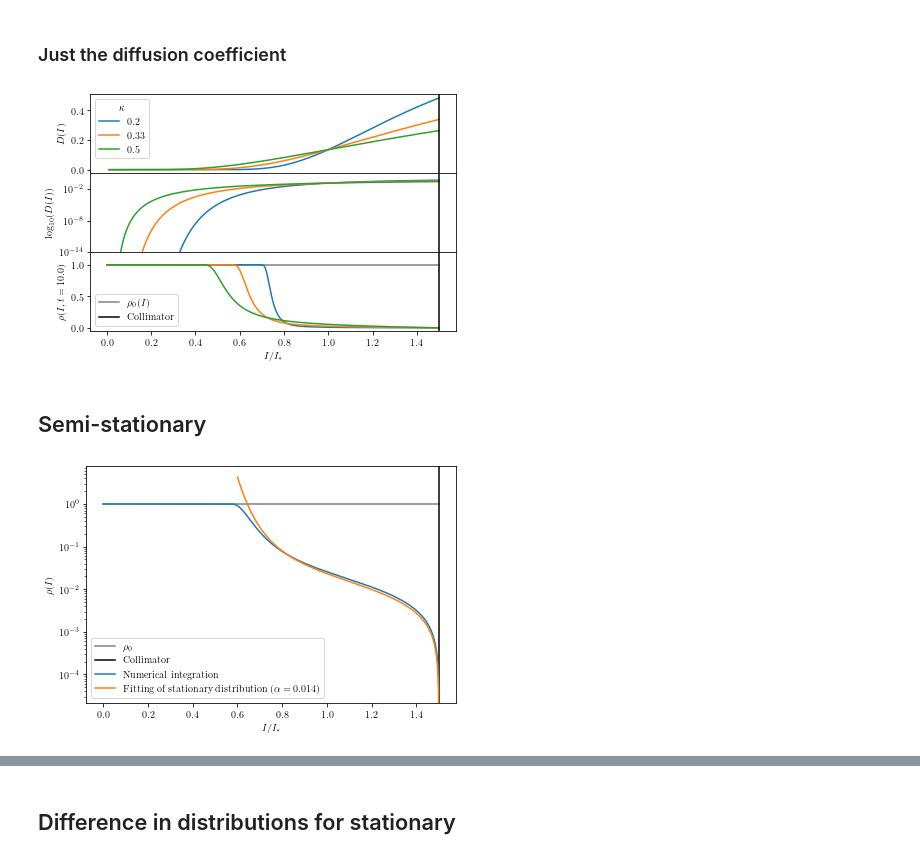
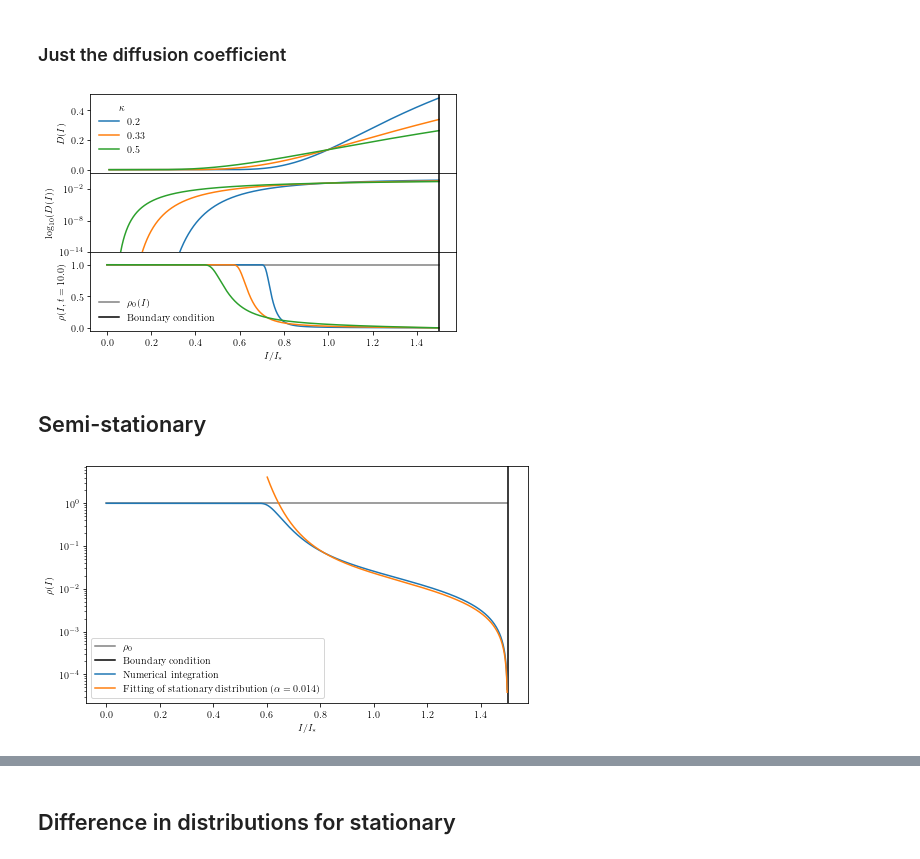
Before and after one commit to carlidel/more_about_nekhoroshev_diffusion, a Jupyter notebook: PLOTS_FOR_PAPER.ipynb, the cells around one changed output, grey strips where cells are left out. Saved outputs shown, nothing was run; the diff lists cells and outputs as text; code cells hidden in the pictures.

Commit message:
these plots r gud

```diff
--- a/PLOTS_FOR_PAPER.ipynb
+++ b/PLOTS_FOR_PAPER.ipynb
@@ -43,6 +49,11 @@ plt.plot(np.linspace(0, 1), np.exp(np.linspace(0, 1)))
 plt.savefig(os.path.join(PATH+"test.pdf"), dpi=DPI)
 # %% [output]
 [figure]
+# %%
+figsize = (7, 4)
+figsize_compressed = (7, 3)
+figsize_compressed_half = (7, 3.5)
+figsize_large = (7, 5)
 # %% [markdown]
 ## Model presentation
 # %% [markdown]
@@ -102,10 +113,10 @@ ax2.plot(data1[0], data3[1])
 
 ax0.axvline(1.5, c="black")
 ax1.axvline(1.5, c="black")
-ax2.axvline(1.5, c="black", label="Collimator")
+ax2.axvline(1.5, c="black", label="Boundary condition")
 
-ax0.legend(title="$\\kappa$")
-ax2.legend(loc="lower left")
+ax0.legend(title="$\\kappa$", frameon=False)
+ax2.legend(loc="lower left", frameon=False)
 
 ax1.set_yscale("log")
 ax1.set_ylim(bottom=1e-14, top=10)
@@ -124,9 +135,9 @@ plt.setp(ax0.get_xticklabels(), visible=False)
 yticks = ax1.yaxis.get_major_ticks()
 #yticks[-3].label1.set_visible(False)
 
-plt.savefig(os.path.join(PATH+"diffusion_coefficient.pdf"), dpi=DPI)
+plt.savefig(os.path.join(PATH+"diffusion_coefficient.pdf"), dpi=DPI, pad_inches=0.0)
 # %% [output]
-[figure, old version]
+[figure, new version]
 # %% [markdown]
 ## Semi-stationary
 # %%
@@ -159,20 +170,21 @@ popt_log, pcov_log = scipy.optimize.curve_fit(
     p0=1
 )
 # %%
+plt.figure(figsize=figsize)
 plt.plot(data1[0][:], np.ones_like(data1[1][:]), c="grey", label="$\\rho_0$")
-plt.axvline(1.5, c="black", label="Collimator")
+plt.axvline(1.5, c="black", label="Boundary condition")
 
 plt.plot(data1[0][:], data1[1][:], label="Numerical integration")
 plt.plot(data1[0][idx:], np.array(stat_f(data1[0][idx:], 10**popt_log[0])), label="Fitting of stationary distribution $(\\alpha = {:.2})$".format(10**popt_log[0]))
 
 plt.xlabel("$I/I_\\ast$")
 plt.ylabel("$\\rho(I)$")
 
 plt.legend()
 
 plt.yscale("log")
 plt.tight_layout()
 
-plt.savefig(os.path.join(PATH+"stationary_distribution.pdf"), dpi=DPI)
+#plt.savefig(os.path.join(PATH+"stationary_distribution.pdf"), dpi=DPI)
 # %% [output]
-[figure, old version]
+[figure, new version]
```
Also changed, not shown: parts of 68 cells of this notebook, 2 other files.
